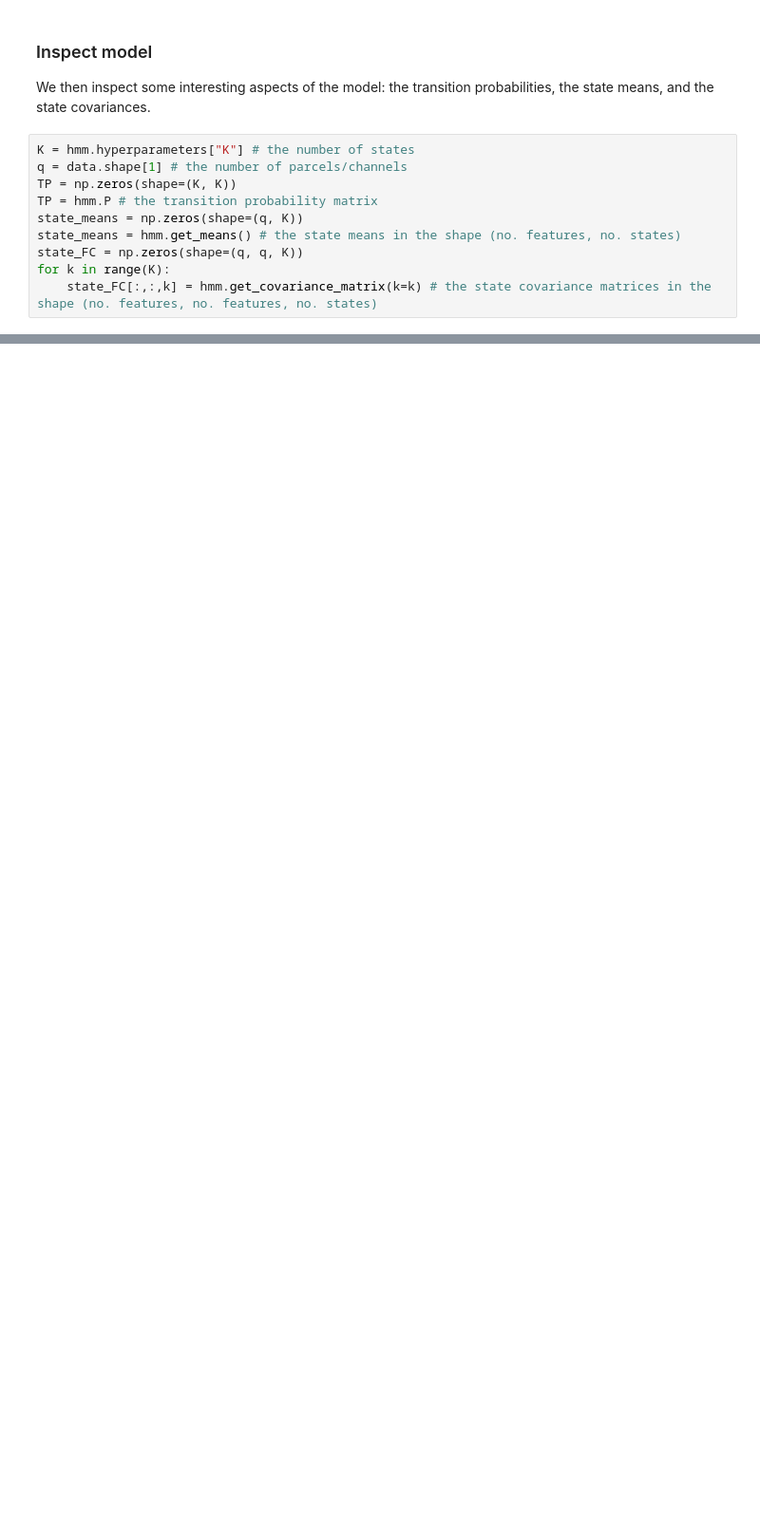
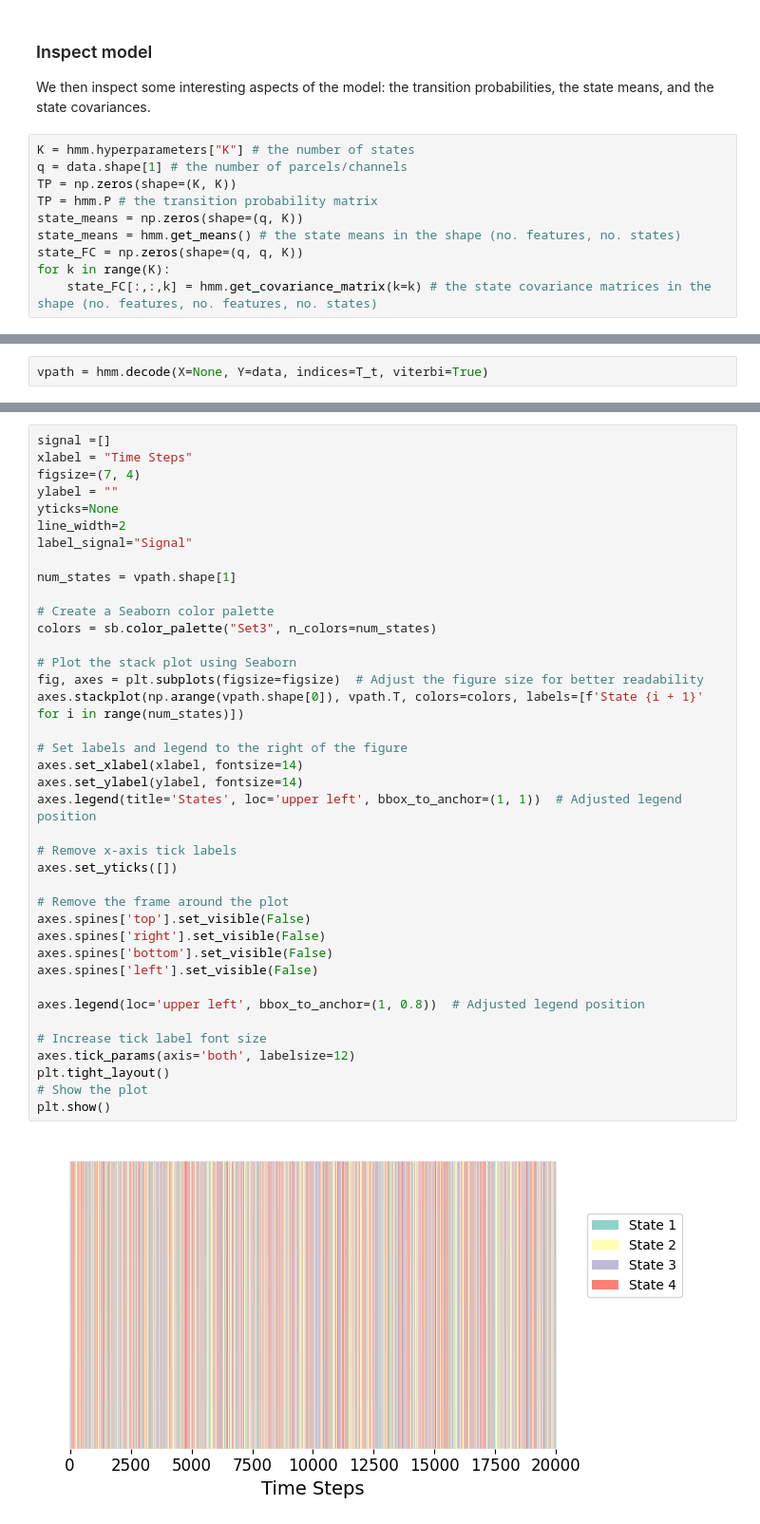
Before and after one commit to vidaurre/glhmm, a Jupyter notebook: docs/notebooks/GaussianHMM_example.ipynb, the cells around one changed output, grey strips where cells are left out. Shown at 95% size. Cells and saved outputs as stored; diff of their text form; blank space fills up the shorter version.

```diff
--- a/docs/notebooks/GaussianHMM_example.ipynb
+++ b/docs/notebooks/GaussianHMM_example.ipynb
@@ -108,0 +135,2 @@ plt.show()
+# %%
+vpath = hmm.decode(X=None, Y=data, indices=T_t, viterbi=True)
@@ -108,0 +139,41 @@ plt.show()
+# %%
+signal =[]
+xlabel = "Time Steps"
+figsize=(7, 4)
+ylabel = ""
+yticks=None
+line_width=2
+label_signal="Signal"
+
+num_states = vpath.shape[1]
+
+# Create a Seaborn color palette
+colors = sb.color_palette("Set3", n_colors=num_states)
+
+# Plot the stack plot using Seaborn
+fig, axes = plt.subplots(figsize=figsize)  # Adjust the figure size for better readability
+axes.stackplot(np.arange(vpath.shape[0]), vpath.T, colors=colors, labels=[f'State {i + 1}' for i in range(num_states)])
+
+# Set labels and legend to the right of the figure
+axes.set_xlabel(xlabel, fontsize=14)
+axes.set_ylabel(ylabel, fontsize=14)
+axes.legend(title='States', loc='upper left', bbox_to_anchor=(1, 1))  # Adjusted legend position
+
+# Remove x-axis tick labels
+axes.set_yticks([])
+
+# Remove the frame around the plot
+axes.spines['top'].set_visible(False)
+axes.spines['right'].set_visible(False)
+axes.spines['bottom'].set_visible(False)
+axes.spines['left'].set_visible(False)
+
+axes.legend(loc='upper left', bbox_to_anchor=(1, 0.8))  # Adjusted legend position
+
+# Increase tick label font size
+axes.tick_params(axis='both', labelsize=12)
+plt.tight_layout()
+# Show the plot
+plt.show()
+# %% [output]
+[figure, added]
```
Also changed, not shown: parts of 32 cells of this notebook.
